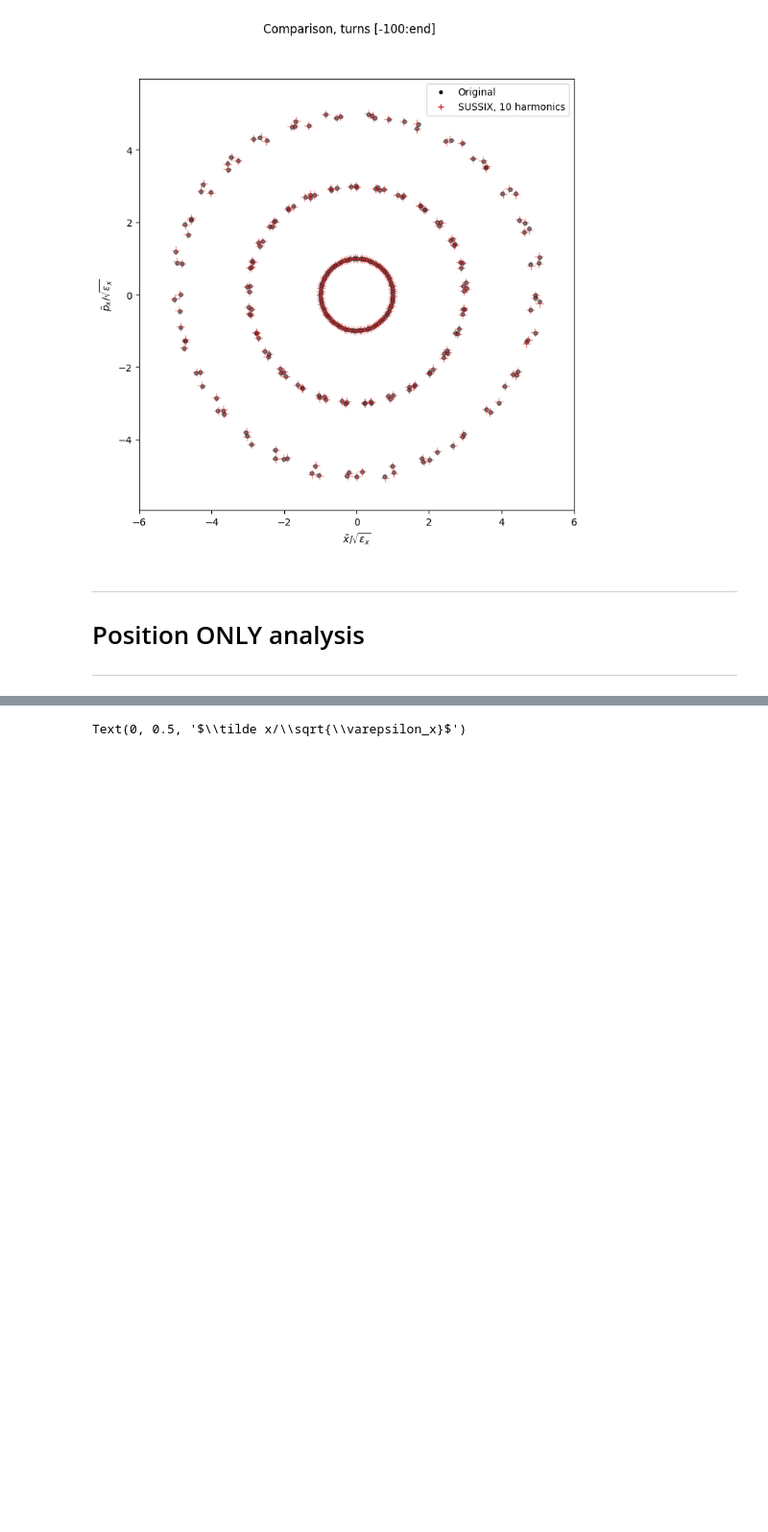
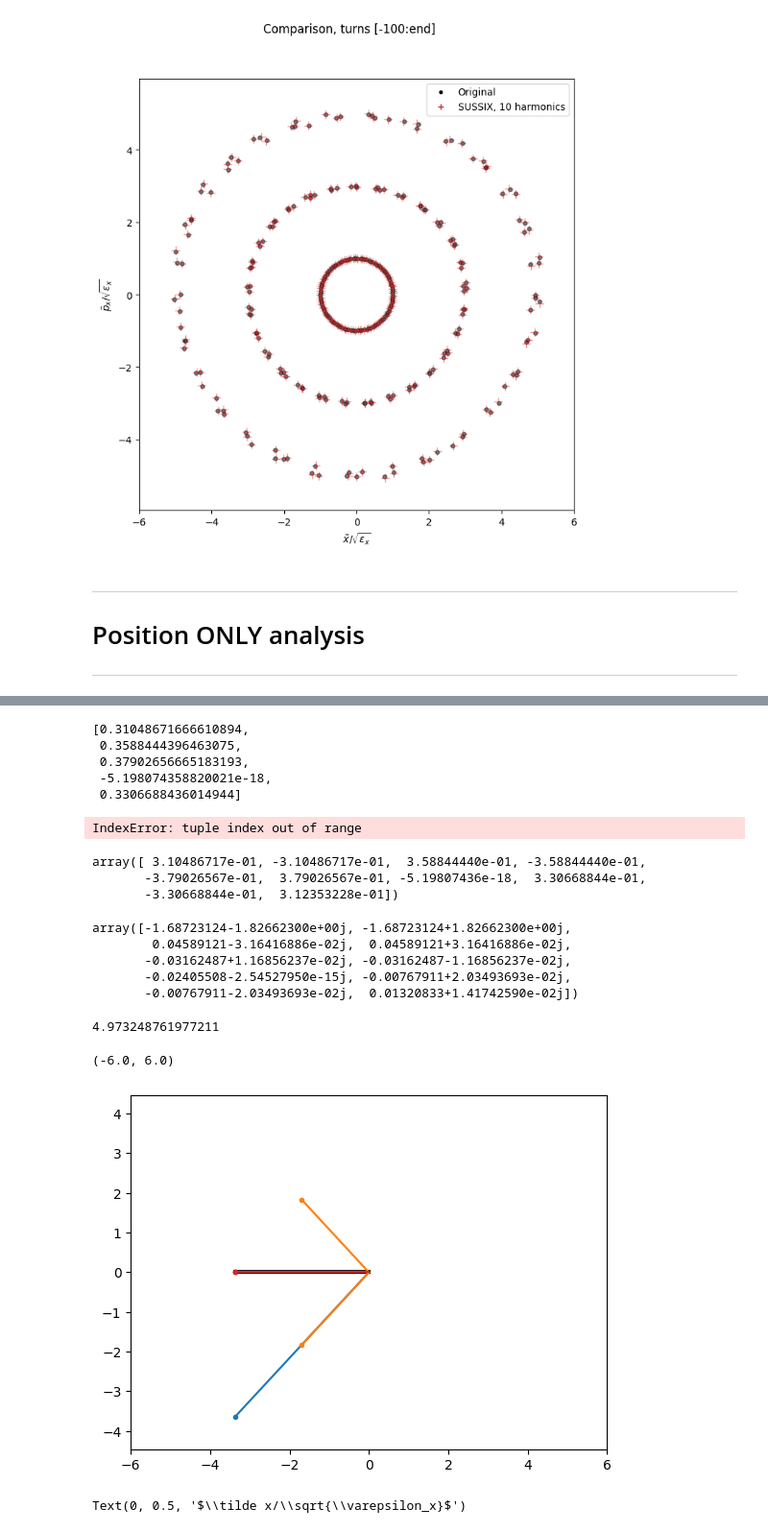
Before and after one commit to xsuite/sussix, a Jupyter notebook: examples/LHC_tracking.ipynb, the cells around one changed output, grey strips where cells are left out. Shown at 96% size. Saved outputs shown, nothing was run; the diff lists cells and outputs as text; code cells hidden in the pictures; blank space fills up the shorter version.

```diff
--- a/examples/LHC_tracking.ipynb
+++ b/examples/LHC_tracking.ipynb
@@ -118,8 +120,11 @@ for plane,ax in zip(['x','y','zeta'],axes):
 for part,sigma in zip(particles_on_p,[1,3,5]):
     print(40*'-')
     print(f'Particle @ {sigma} sigma:')
-    print(f'x only: {sussix.tune(part["x"],window_order=2)}')
-    print(f'x-px  : {sussix.tune(part["x"],part["px"],window_order=2)}')
+    print(f'x only        : {sussix.tune(part["x"],window_order=2)}')
+    print(f'x-px          : {sussix.tune(part["x"],part["px"],window_order=2)}')
+    print(f'NAFFlib x only: {NAFFlib.get_tune(part["x"],2)}')
+    print(f'NAFFlib x-px  : {NAFFlib.get_tune(part["x"]-1j*part["px"],2)}')
+    assert type(sussix.tune(part["x"],window_order=2)) == type(NAFFlib.get_tune(part["x"],2))
 # %% [output]
 ----------------------------------------
 Particle @ 1 sigma:
@@ -149,8 +157,8 @@ particles = particles_on_p
 plt.figure(figsize=(8,8))
 plt.suptitle(f'Comparison, turns [0:{nturns}]')
 for part in particles:
-    spectrum = sussix.get_spectrum(part['x'],part['px'],number_of_harmonics = n_harm,Hann_order=2)
-    x_r,px_r = sussix.analysis.generate_signal(spectrum.amplitude,spectrum.frequency,np.arange(len(part['x'])))
+    spectrum = sussix.harmonics(part['x'],part['px'],num_harmonics = n_harm,window_order=2,to_pandas=True)
+    x_r,px_r = sussix.generate_signal(spectrum.amplitude,spectrum.frequency,np.arange(len(part['x'])))
 
     plt.plot(part['x'][:nturns],part['px'][:nturns] ,'.',ms=8,color='k'  ,alpha=0.5)
     plt.plot(x_r[:nturns],px_r[:nturns]             ,'+',ms=8,color='C3' ,alpha=0.5)
@@ -168,8 +176,8 @@ plt.ylim(-6,6)
 plt.figure(figsize=(8,8))
 plt.suptitle(f'Comparison, turns [-{nturns}:end]')
 for part in particles:
-    spectrum = sussix.get_spectrum(part['x'],part['px'],number_of_harmonics = n_harm,Hann_order=2)
-    x_r,px_r = sussix.analysis.generate_signal(spectrum.amplitude,spectrum.frequency,np.arange(len(part['x'])))
+    spectrum = sussix.harmonics(part['x'],part['px'],num_harmonics = n_harm,window_order=2,to_pandas=True)
+    x_r,px_r = sussix.generate_signal(spectrum.amplitude,spectrum.frequency,np.arange(len(part['x'])))
 
     plt.plot(part['x'][-nturns:],part['px'][-nturns:] ,'.',ms=8,color='k'  ,alpha=0.5)
     plt.plot(x_r[-nturns:],px_r[-nturns:]             ,'+',ms=8,color='C3' ,alpha=0.5)
@@ -192,0 +239,5 @@ plt.ylim(-6,6)
+# %%
+spectrum = sussix.harmonics(part['x'],part['px'],num_harmonics = n_harm,window_order=2,to_pandas=True)
+spectrum_df = sussix.harmonics(part['x'],num_harmonics = n_harm,window_order=2,to_pandas=True)
+display(spectrum)
+display(spectrum_df)
@@ -193,3 +455,54 @@ plt.ylim(-6,6)
+# %%
+
+frequencies
+# %% [output]
+[0.31048671666610894,
+ 0.3588444396463075,
+ 0.37902656665183193,
+ -5.198074358820021e-18,
+ 0.3306688436014944]
+# %%
+np.argmin([harmonics[i],harmonics[pair_idx]])
+# %% [output]
+IndexError: tuple index out of range
+# %%
+harmonics[1]
+# %% [output]
+array([ 3.10486717e-01, -3.10486717e-01,  3.58844440e-01, -3.58844440e-01,
+       -3.79026567e-01,  3.79026567e-01, -5.19807436e-18,  3.30668844e-01,
+       -3.30668844e-01,  3.12353228e-01])
+# %%
+list(spectrum_x)[0]
+# %% [output]
+array([-1.68723124-1.82662300e+00j, -1.68723124+1.82662300e+00j,
+        0.04589121-3.16416886e-02j,  0.04589121+3.16416886e-02j,
+       -0.03162487+1.16856237e-02j, -0.03162487-1.16856237e-02j,
+       -0.02405508-2.54527950e-15j, -0.00767911+2.03493693e-02j,
+       -0.00767911-2.03493693e-02j,  0.01320833+1.41742590e-02j])
+# %%
+np.abs(spectrum_x[0][1])+np.abs(spectrum_x[0][0])
+# %% [output]
+4.973248761977211
+# %%
+def plotvec(z,**kwargs):
+    x,px = z.real,z.imag
+    plt.plot([0,x],[0,px],'-',**kwargs)
+    plt.plot(x,px,'.',**kwargs)
+
+
+plt.figure()
+plotvec(spectrum.loc[0,'amplitude'],color='C0')
+plotvec(spectrum_x[0][0],color='C1')
+plotvec(spectrum_x[0][1],color='C1')
+plotvec(spectrum_x[0][1]+spectrum_x[0][0],color='C3')
+plotvec(np.real(spectrum.loc[0,'amplitude']),color='k',alpha=0.9,lw=3,zorder=-10)
+
+plt.axis('equal')
+plt.xlim(-6,6)
+plt.ylim(-6,6)
+# %% [output]
+(-6.0, 6.0)
+[figure, added]
 # %%
 particles = particles_on_p
 
```
Also changed, not shown: parts of 48 cells of this notebook, 11 other files.
